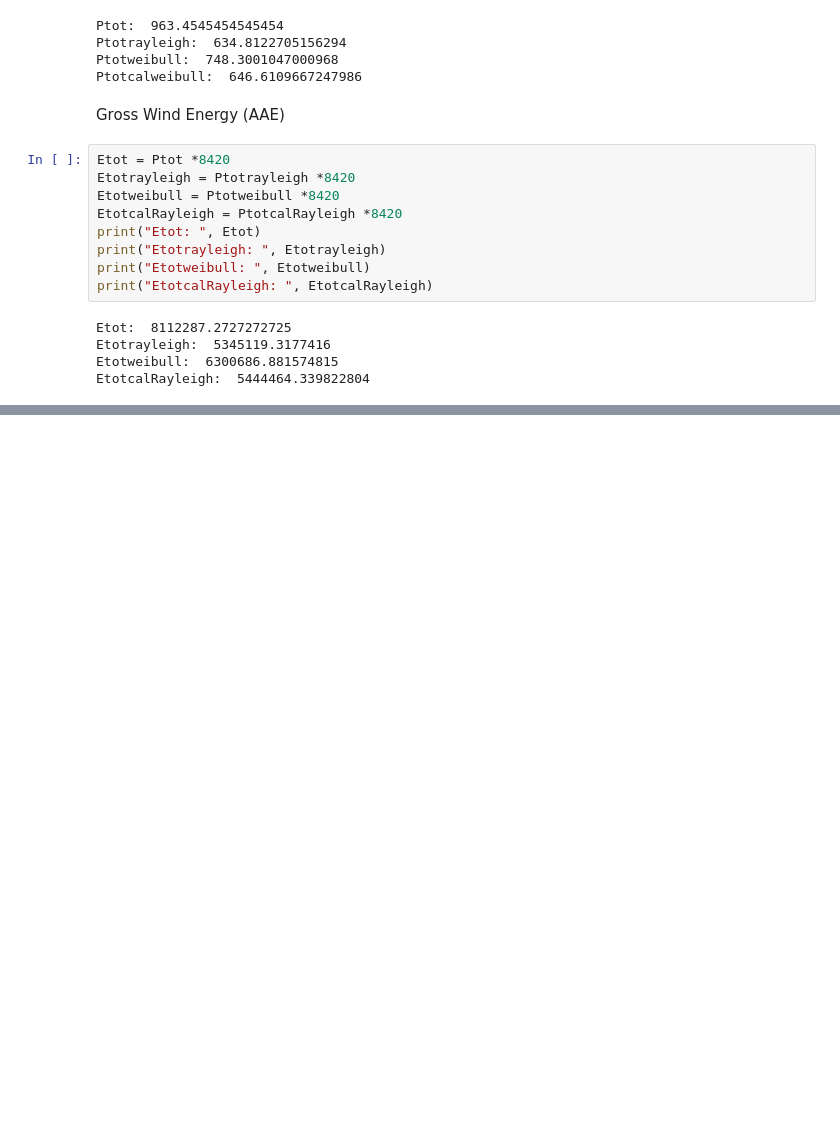
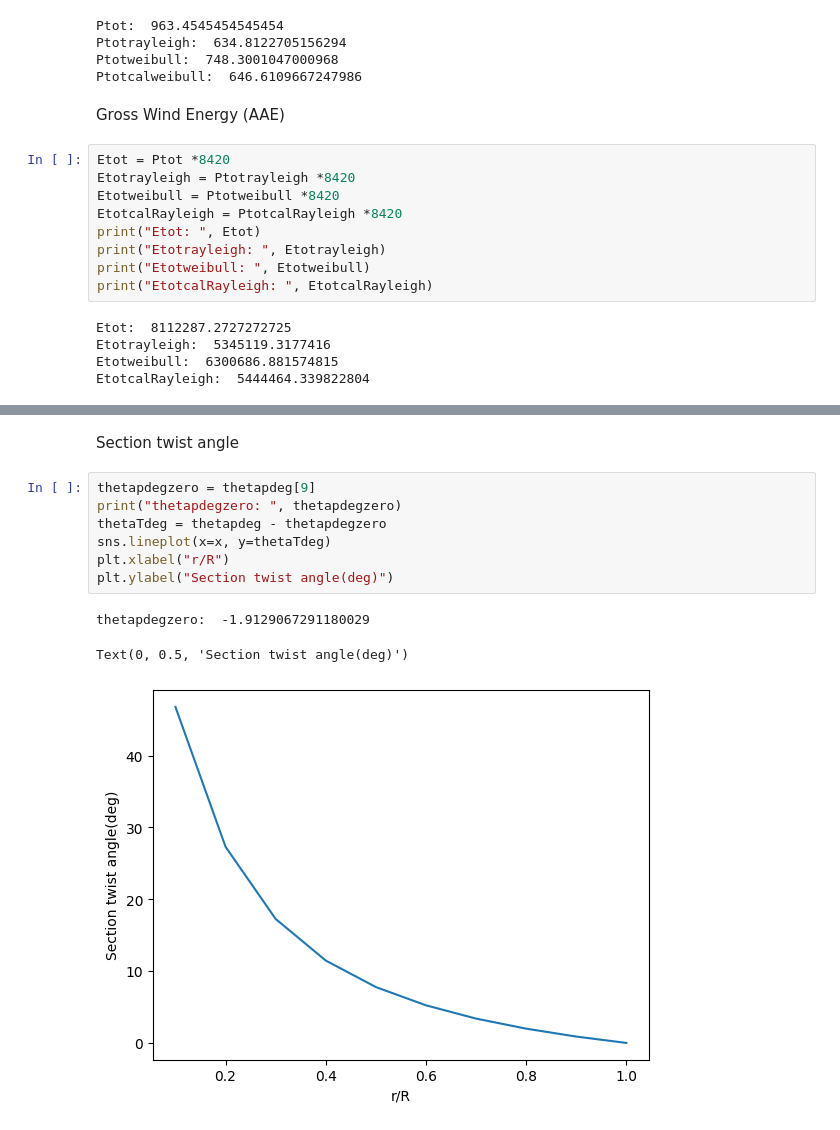
Before and after one commit to Jules101001/python, a Jupyter notebook: notebook_wind.ipynb, the cells around one changed output, grey strips where cells are left out. Cells and saved outputs as stored; diff of their text form; blank space fills up the shorter version.

```diff
--- a/notebook_wind.ipynb
+++ b/notebook_wind.ipynb
@@ -271,0 +334,13 @@ EtotcalRayleigh:  5444464.339822804
+# %% [markdown]
+Section twist angle
+# %%
+thetapdegzero = thetapdeg[9]
+print("thetapdegzero: ", thetapdegzero)
+thetaTdeg = thetapdeg - thetapdegzero
+sns.lineplot(x=x, y=thetaTdeg)
+plt.xlabel("r/R")
+plt.ylabel("Section twist angle(deg)")
+# %% [output]
+thetapdegzero:  -1.9129067291180029
+Text(0, 0.5, 'Section twist angle(deg)')
+[figure, added]
```
Also changed, not shown: parts of 17 cells of this notebook.
